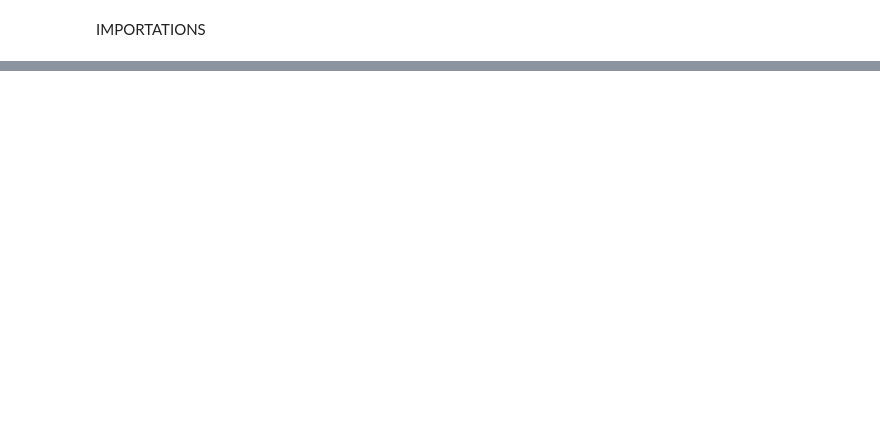
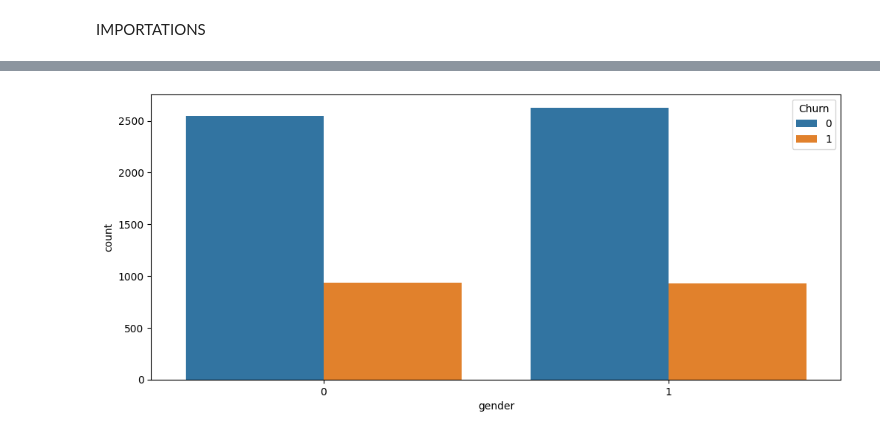
Before and after one commit to musah29/Teleco_Customer_Churn_Analysis, a Jupyter notebook: LP3_TELCO_CHURN_ANALYSIS.ipynb, the cells around one changed output, grey strips where cells are left out. Saved outputs shown, nothing was run; the diff lists cells and outputs as text; code cells hidden in the pictures; blank space fills up the shorter version.

```diff
--- a/LP3_TELCO_CHURN_ANALYSIS.ipynb
+++ b/LP3_TELCO_CHURN_ANALYSIS.ipynb
@@ -19,0 +24,2 @@ customer_list=pd.read_csv('')
+# %%
+customer_list=pd.read_csv('/content/drive/MyDrive/Colab Notebooks/CHURN ANALYSIS/Telco-Customer-Churn.csv')
@@ -19,0 +71,7 @@ customer_list=pd.read_csv('')
+# %%
+#CONVERT churn,gender,phoneservice,paperlessbilling to numerical data types for visualisation
+
+customer_list['Churn']=customer_list['Churn'].apply(lambda x:1 if x=='Yes' else 0)
+customer_list['gender']=customer_list['gender'].apply(lambda x:1 if x=='Male' else 0)
+customer_list['PhoneService']=customer_list['PhoneService'].apply(lambda x:1 if x=='Yes' else 0)
+customer_list['PaperlessBilling']=customer_list['PaperlessBilling'].apply(lambda x:1 if x=='Yes' else 0)
@@ -19,0 +93,4 @@ customer_list=pd.read_csv('')
+# %%
+#Drop the customer ID column as it has not influence on whether customer will churn or not
+
+customer_list.drop(['customerID'], axis=1, inplace=True)
@@ -19,0 +125,5 @@ customer_list=pd.read_csv('')
+# %%
+plt.figure(figsize=[12,5])
+sns.countplot(x='gender',hue='Churn',data=customer_list);
+# %% [output]
+[figure, added]
```
Also changed, not shown: parts of 21 cells of this notebook.
